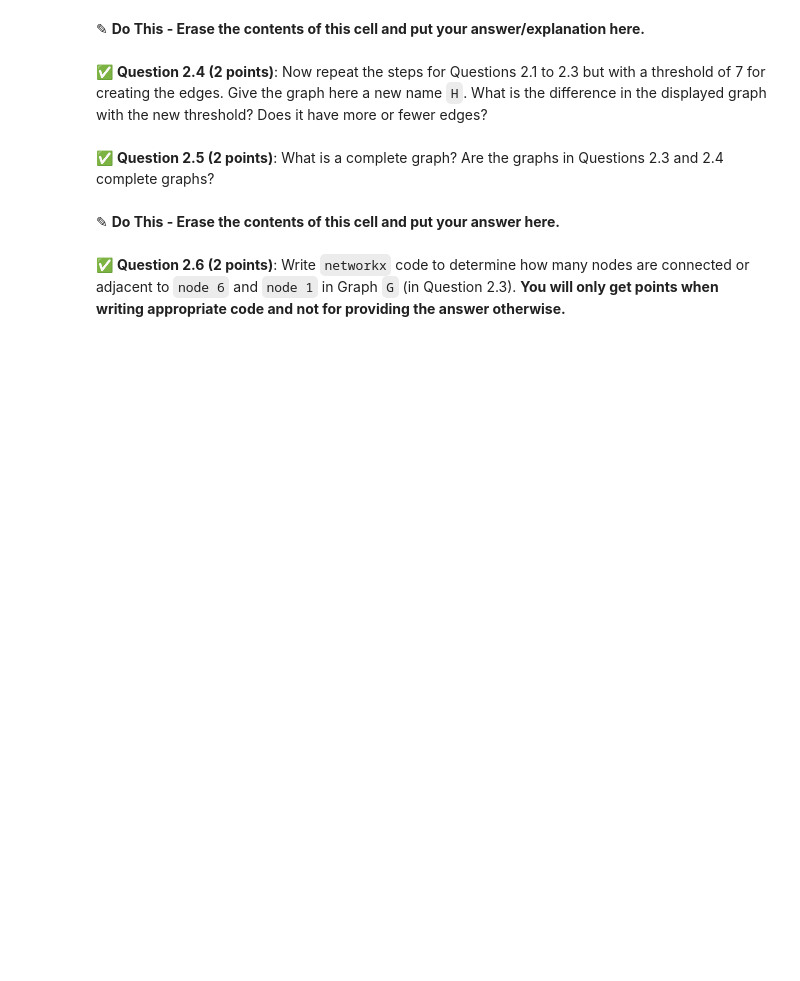
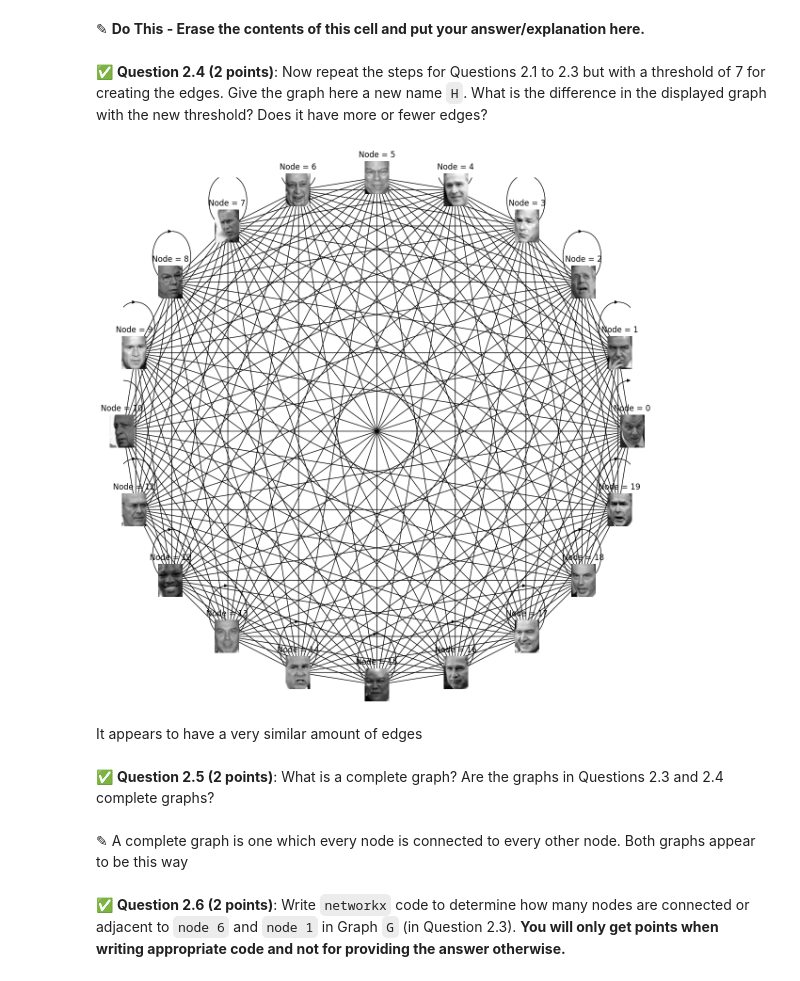
Before and after one commit to brytran/CMSE202-f23-turnin, a Jupyter notebook: final/CMSE202-Final-Section3-STUDENT.ipynb, the cells around one changed output. Cells and saved outputs as stored; diff of their text form; code cells hidden in the pictures; blank space fills up the shorter version.

```diff
--- a/final/CMSE202-Final-Section3-STUDENT.ipynb
+++ b/final/CMSE202-Final-Section3-STUDENT.ipynb
@@ -143,7 +135,63 @@ plt.show()
+# %%
+### Put your code for Question 2.4 here
+
+from scipy.spatial import distance_matrix
+
+import networkx as nx
+H = nx.DiGraph()
+for i in range(20):
+    H.add_node(i, image=images[i])
+
+nodes = list(H.nodes())
+
+imageMatrixes = nx.get_node_attributes(H,"image")
+
+for i in range(len(nodes)):
+    for j in range(i,len(nodes)):
+        distance = distance_matrix(imageMatrixes[i],imageMatrixes[j], threshold = 7)
+        H.add_edge(i,j,weight=distance)
+# %%
+### RUN THIS CELL, BUT DO NOT EDIT IT!!!!!
+### RUN THIS CELL, BUT DO NOT EDIT IT!!!!!
+
+import matplotlib.pyplot as plt
+
+pos=nx.circular_layout(H)
+
+fig=plt.figure(figsize=(14,14))
+ax=plt.subplot(111)
+ax.set_aspect('equal')
+nx.draw_networkx_edges(G,pos,ax=ax)
+
+plt.xlim(-1,1)
+plt.ylim(-1,1)
+
+trans=ax.transData.transform
+trans2=fig.transFigure.inverted().transform
+
+size=0.05 # image size
+p2=size/2.0
+for n in H:
+    xx,yy=trans(pos[n]) # figure coordinates
+    xa,ya=trans2((xx,yy)) # axes coordinates
+    a = plt.axes([xa-p2,ya-p2, size, size])
+    a.set_aspect('equal')
+    a.set_title('Node = %i' %n)
+    a.imshow(H.nodes[n]['image'],cmap='gray')
+    a.axis('off')
+ax.axis('off')
+plt.show()
+
+### RUN THIS CELL, BUT DO NOT EDIT IT!!!!!
+### RUN THIS CELL, BUT DO NOT EDIT IT!!!!!
+# %% [output]
+[figure, added]
+# %% [markdown]
+It appears to have a very similar amount of edges
 # %% [markdown]
 &#9989; **Question 2.5 (2 points)**: What is a complete graph? Are the graphs in Questions 2.3 and 2.4 complete graphs?
-# %% [markdown]
-<font size=+3>&#9998;</font> **Do This - Erase the contents of this cell and put your answer here.**
+# %% [markdown]
+<font size=+3>&#9998;</font> A complete graph is one which every node is connected to every other node. Both graphs appear to be this way
 # %% [markdown]
 &#9989; **Question 2.6 (2 points)**: Write `networkx` code to determine how many nodes are connected or adjacent to `node 6` and `node 1` in Graph `G` (in Question 2.3). **You will only get points when writing appropriate code and not for providing the answer otherwise.**
 # %%
```
Also changed, not shown: parts of 8 cells of this notebook.
